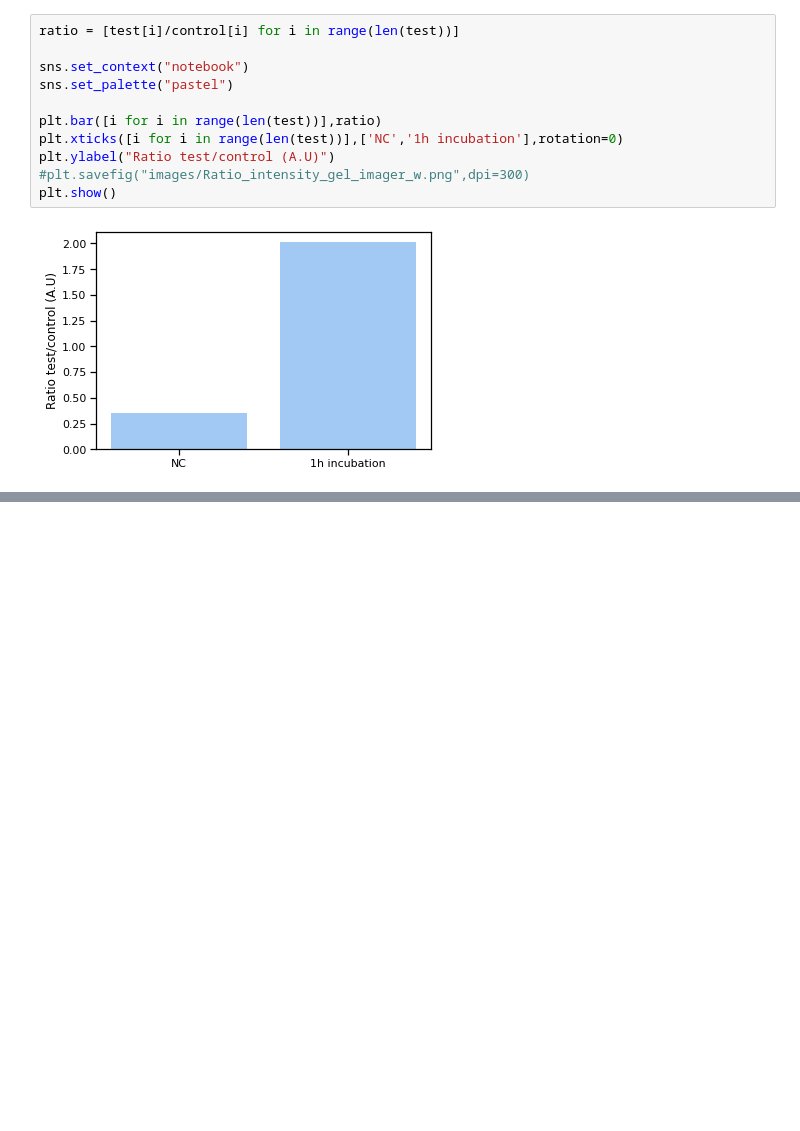
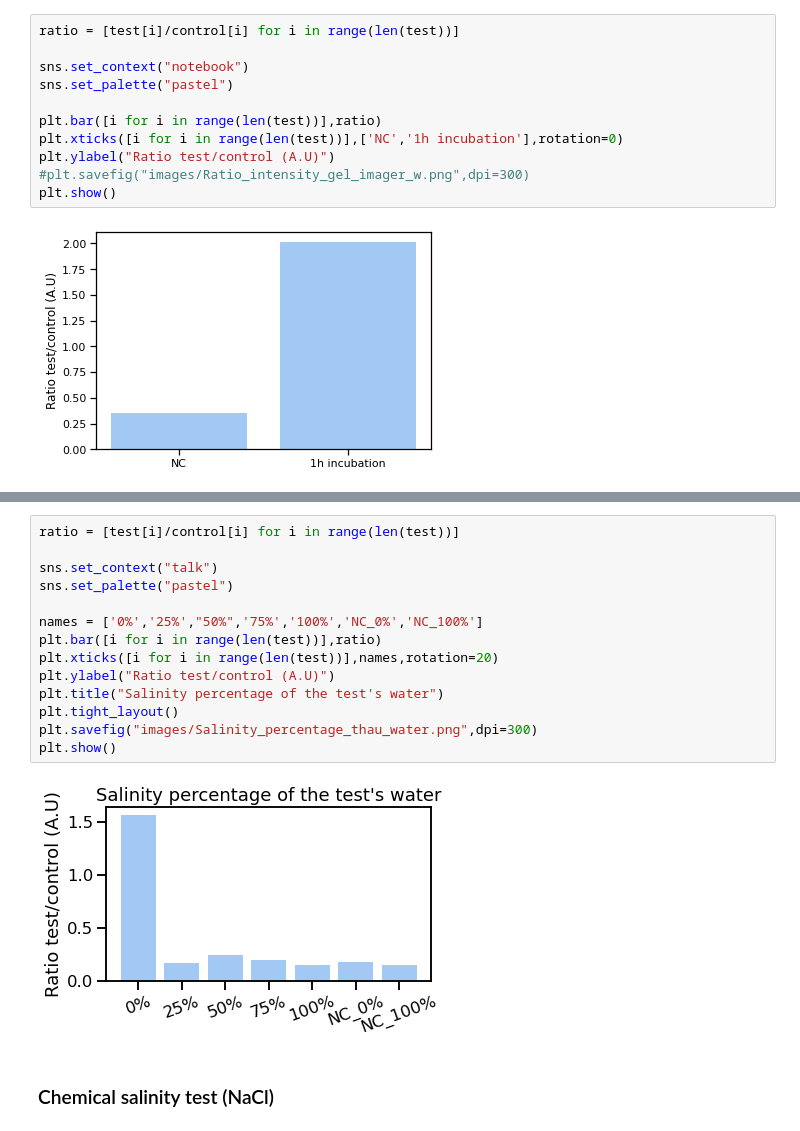
Before and after one commit to NessLfy/iGEM, a Jupyter notebook: quantification_paper_test.ipynb, the cells around one changed output, grey strips where cells are left out. Drawn from its saved outputs; the diff is of its cells as text; blank space fills up the shorter version.

```diff
--- a/quantification_paper_test.ipynb
+++ b/quantification_paper_test.ipynb
@@ -264,0 +334,18 @@ plt.show()
+# %%
+ratio = [test[i]/control[i] for i in range(len(test))]
+
+sns.set_context("talk")
+sns.set_palette("pastel")
+
+names = ['0%','25%',"50%",'75%','100%','NC_0%','NC_100%']
+plt.bar([i for i in range(len(test))],ratio)
+plt.xticks([i for i in range(len(test))],names,rotation=20)
+plt.ylabel("Ratio test/control (A.U)")
+plt.title("Salinity percentage of the test's water")
+plt.tight_layout()
+plt.savefig("images/Salinity_percentage_thau_water.png",dpi=300)
+plt.show()
+# %% [output]
+[figure, added]
+# %% [markdown]
+### Chemical salinity test (NaCl)
```
Also changed, not shown: parts of 11 cells of this notebook, 30 other files.
